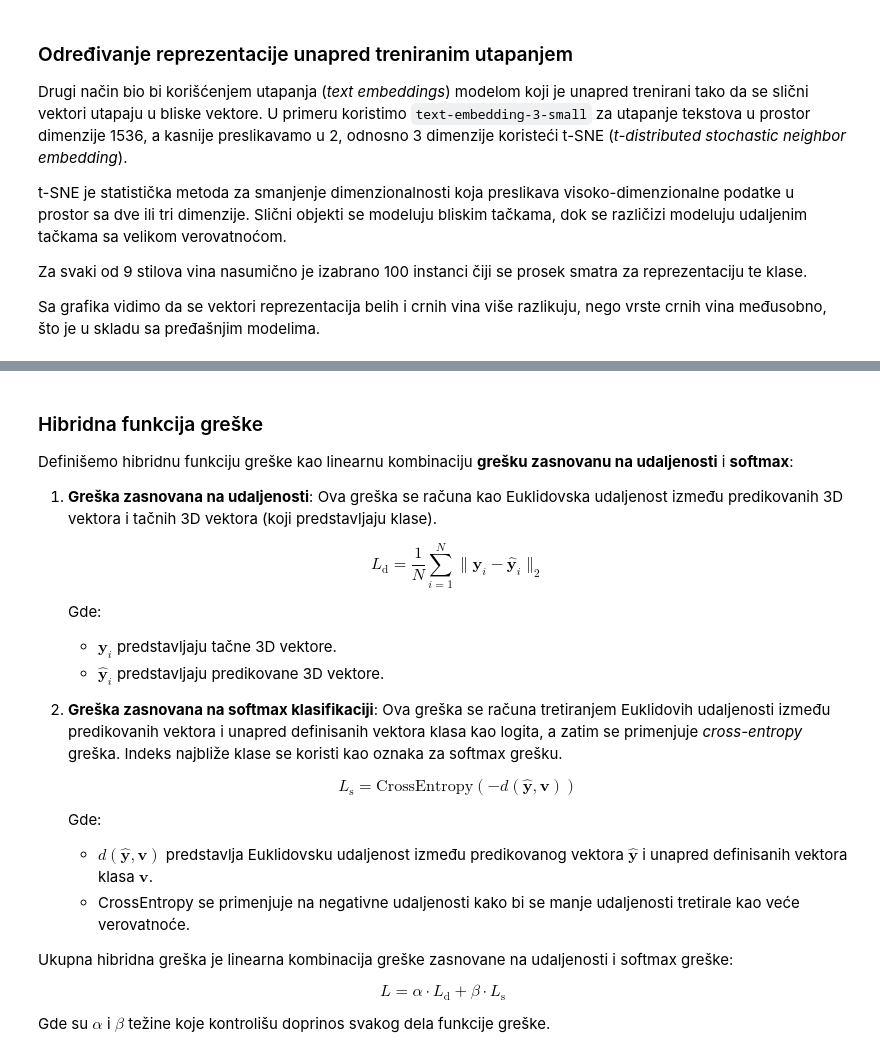
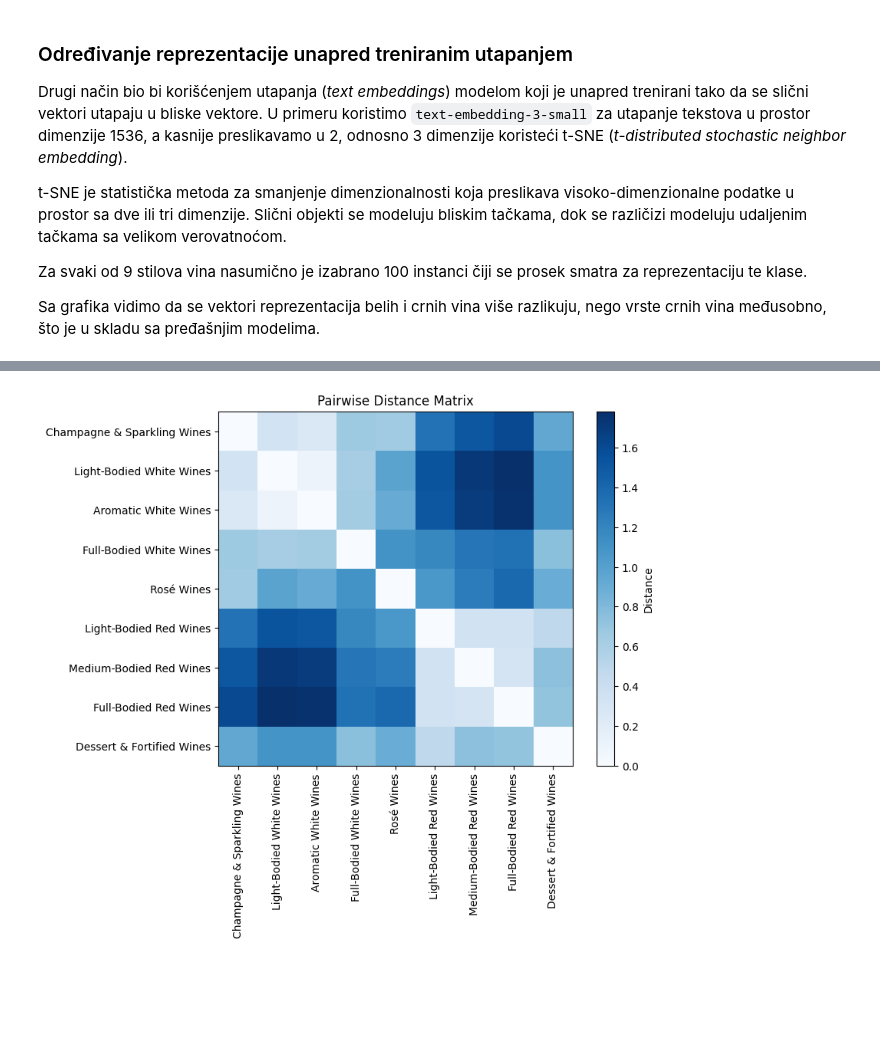
Before and after one commit to isidora00/ML_StudyBuddy, a Jupyter notebook: 03_Wine_Sensory_Properties_Classification.ipynb, the cells around one changed output, grey strips where cells are left out. Cells and saved outputs as stored; diff of their text form; code cells hidden in the pictures; blank space fills up the shorter version.

```diff
--- a/03_Wine_Sensory_Properties_Classification.ipynb
+++ b/03_Wine_Sensory_Properties_Classification.ipynb
@@ -758,32 +756,24 @@ for wine, vector in scaled_means_3d.items():
-# %% [markdown]
-### Hibridna funkcija greške
-
-Definišemo hibridnu funkciju greške kao linearnu kombinaciju **grešku zasnovanu na udaljenosti** i **softmax**:
-
-1. **Greška zasnovana na udaljenosti**: Ova greška se računa kao Euklidovska udaljenost između predikovanih 3D vektora i tačnih 3D vektora (koji predstavljaju klase).
-
-    $$
-    L_{\text{d}} = \frac{1}{N} \sum_{i=1}^{N} \| \mathbf{y}_i - \mathbf{\hat{y}}_i \|_2
-    $$
-
-   Gde:
-   - $ \mathbf{y}_i $ predstavljaju tačne 3D vektore.
-   - $ \mathbf{\hat{y}}_i $ predstavljaju predikovane 3D vektore.
-
-2. **Greška zasnovana na softmax klasifikaciji**: Ova greška se računa tretiranjem Euklidovih udaljenosti između predikovanih vektora i unapred definisanih vektora klasa kao logita, a zatim se primenjuje *cross-entropy* greška. Indeks najbliže klase se koristi kao oznaka za softmax grešku.
-
-    $$
-    L_{\text{s}} = \text{CrossEntropy}(-d(\mathbf{\hat{y}}, \mathbf{v}))
-    $$
-
-   Gde:
-   - $ d(\mathbf{\hat{y}}, \mathbf{v}) $ predstavlja Euklidovsku udaljenost između predikovanog vektora $ \mathbf{\hat{y}} $ i unapred definisanih vektora klasa $ \mathbf{v} $.
-   - CrossEntropy se primenjuje na negativne udaljenosti kako bi se manje udaljenosti tretirale kao veće verovatnoće.
-
-Ukupna hibridna greška je linearna kombinacija greške zasnovane na udaljenosti i softmax greške:
-
-$$
-L = \alpha \cdot L_{\text{d}} + \beta \cdot L_{\text{s}}
-$$
-
-Gde su $ \alpha $ i $ \beta $ težine koje kontrolišu doprinos svakog dela funkcije greške.
+# %%
+from sklearn.metrics.pairwise import pairwise_distances
+import numpy as np
+
+import matplotlib.pyplot as plt
+
+wine_style_order = [
+    "Champagne & Sparkling Wines","Light-Bodied White Wines", "Aromatic White Wines", "Full-Bodied White Wines",
+    "Rosé Wines", "Light-Bodied Red Wines", "Medium-Bodied Red Wines", "Full-Bodied Red Wines", "Dessert & Fortified Wines"
+    ]
+
+# Get the vectors from scaled_means_3d
+vectors = np.array([scaled_means_3d[style] for style in wine_style_order])
+
+dist_matrix = pairwise_distances(vectors)
+plt.figure(figsize=(8, 6))
+plt.imshow(dist_matrix, cmap='Blues')
+plt.colorbar(label='Distance')
+plt.title('Pairwise Distance Matrix')
+plt.xticks(np.arange(len(scaled_means_3d)), wine_style_order, rotation=90)
+plt.yticks(np.arange(len(scaled_means_3d)), wine_style_order)
+plt.show()
+# %% [output]
+[figure, added]
```
Also changed, not shown: parts of 29 cells of this notebook, 3 other files.
